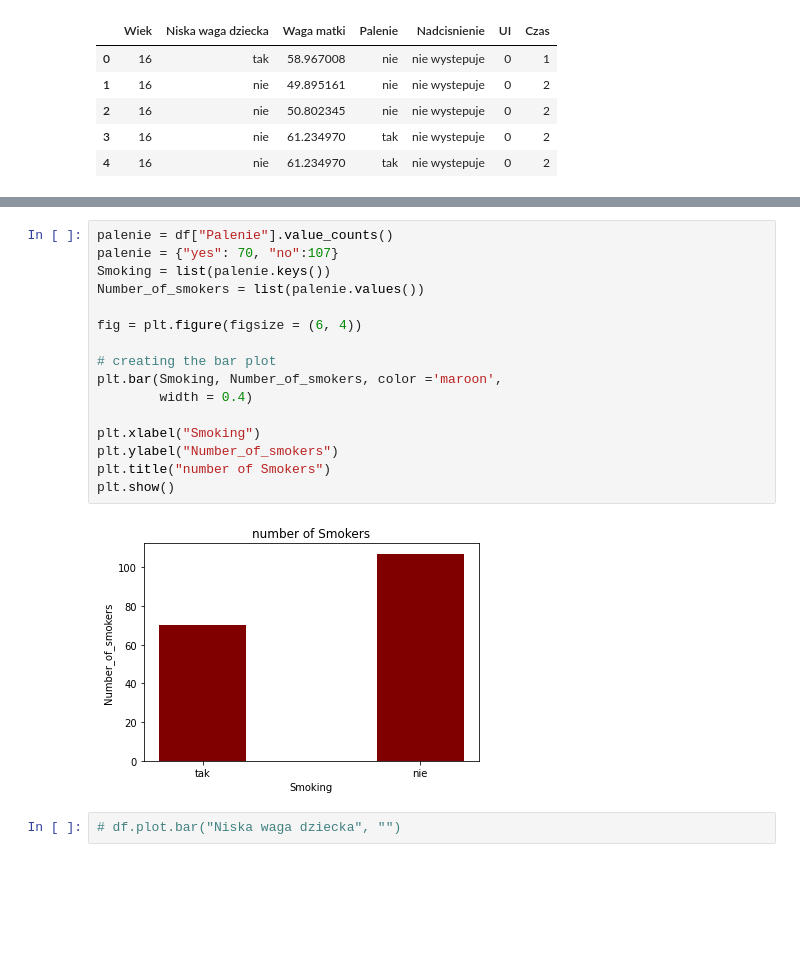
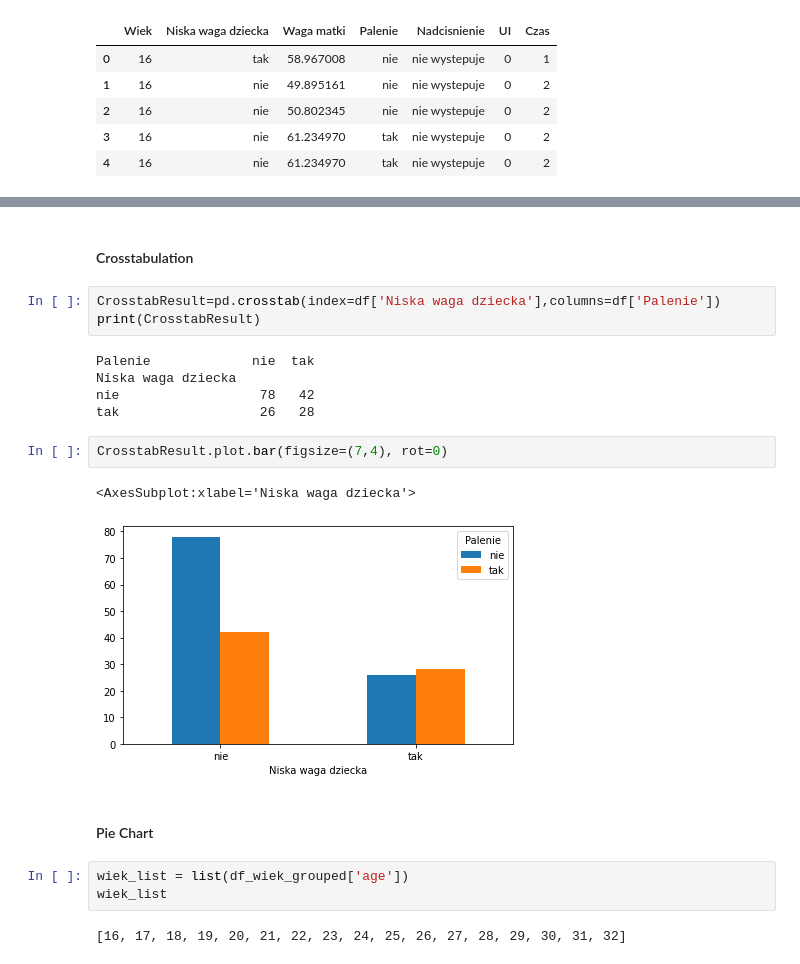
Before and after one commit to AgnesGru/Statistics_in_Python, a Jupyter notebook: Data Analysis.ipynb, the cells around one changed output, grey strips where cells are left out. Cells and saved outputs as stored; diff of their text form; blank space fills up the shorter version.

```diff
--- a/Data Analysis.ipynb
+++ b/Data Analysis.ipynb
@@ -258,20 +304,22 @@ df_wiek_grouped.plot.bar("age", "number of patients")
-# %%
-palenie = df["Palenie"].value_counts()
-palenie = {"yes": 70, "no":107}
-Smoking = list(palenie.keys())
-Number_of_smokers = list(palenie.values())
-
-fig = plt.figure(figsize = (6, 4))
-
-# creating the bar plot
-plt.bar(Smoking, Number_of_smokers, color ='maroon',
-        width = 0.4)
-
-plt.xlabel("Smoking")
-plt.ylabel("Number_of_smokers")
-plt.title("number of Smokers")
-plt.show()
-# %% [output]
-[figure, removed]
-# %%
-# df.plot.bar("Niska waga dziecka", "")
+# %% [markdown]
+#### Crosstabulation
+# %%
+CrosstabResult=pd.crosstab(index=df['Niska waga dziecka'],columns=df['Palenie'])
+print(CrosstabResult)
+# %% [output]
+Palenie             nie  tak
+Niska waga dziecka
+nie                  78   42
+tak                  26   28
+# %%
+CrosstabResult.plot.bar(figsize=(7,4), rot=0)
+# %% [output]
+<AxesSubplot:xlabel='Niska waga dziecka'>
+[figure, added]
+# %% [markdown]
+#### Pie Chart
+# %%
+wiek_list = list(df_wiek_grouped['age'])
+wiek_list
+# %% [output]
+[16, 17, 18, 19, 20, 21, 22, 23, 24, 25, 26, 27, 28, 29, 30, 31, 32]
```
Also changed, not shown: parts of 18 cells of this notebook.
